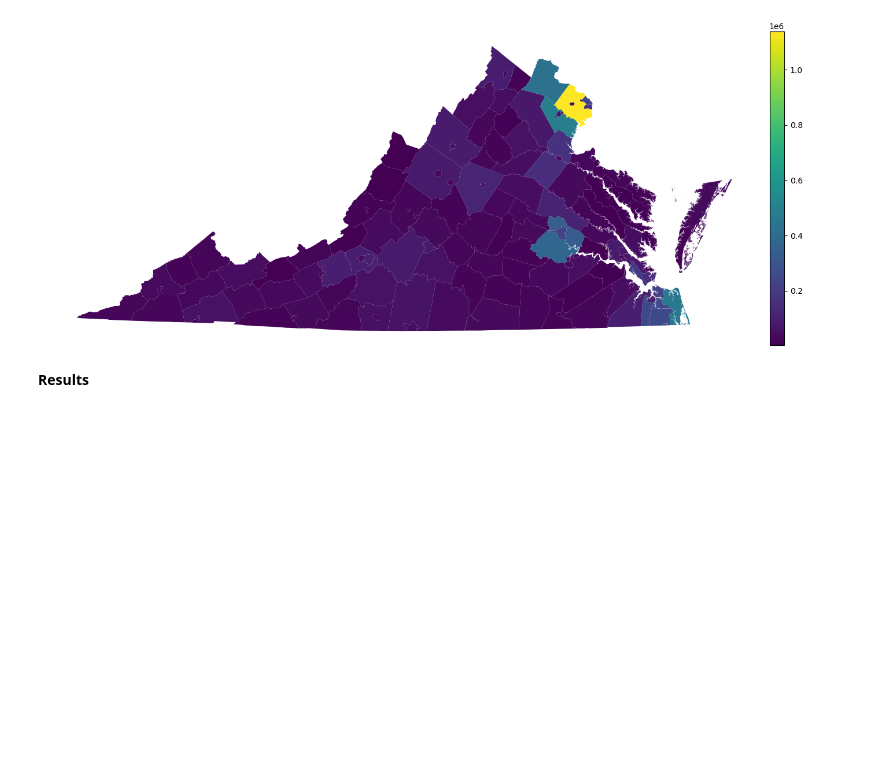
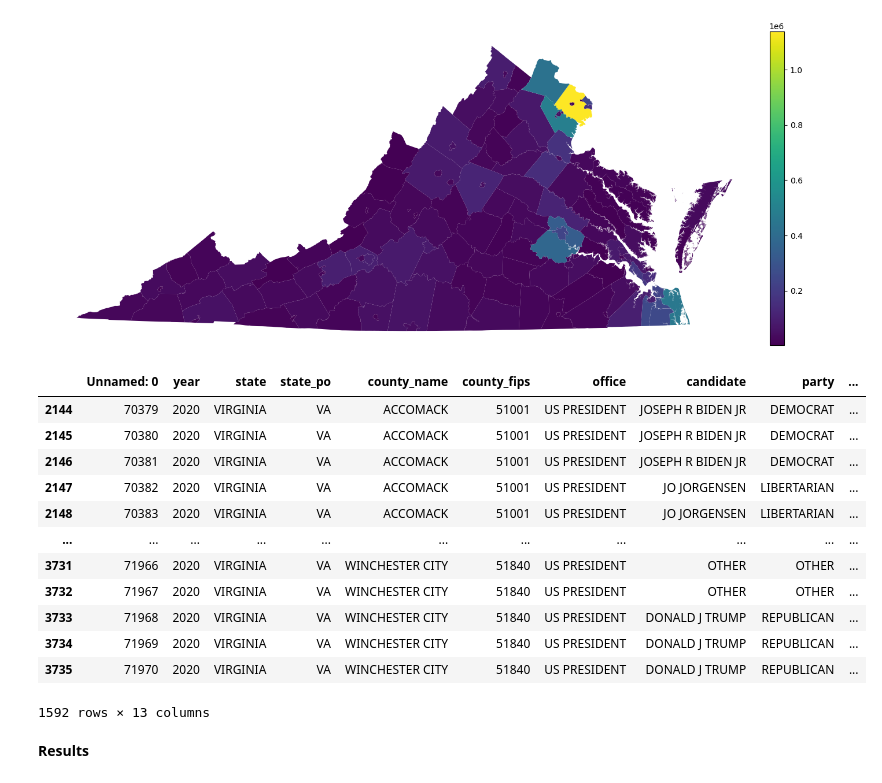
Before and after one commit to vnewsome/project_voting, a Jupyter notebook: ML_project3.ipynb, the cells around one changed output. Saved outputs shown, nothing was run; the diff lists cells and outputs as text; code cells hidden in the pictures; blank space fills up the shorter version.

Commit message:
started simple models

```diff
--- a/ML_project3.ipynb
+++ b/ML_project3.ipynb
@@ -39,22 +43,22 @@ mapdf = gdf.merge(cdf,left_on='FIPS_left',right_on='FIPS')  # merge county popul
 del gdf, cdf
 # %%
 # importing voting data, may need to add more county data here!
-votingdf = pd.read_csv('./data/voting_VA.csv') # Load historical voting data
+votingdf = pd.read_csv('/content/project_voting/data/voting_VA.csv') # Load historical voting data
 
 # get listed columns/variables from the file and rename them, and drop the first row
 # looking at population, sex, race, education, and median household income
 list1 = ['YEAR','STATE','COUNTY','QSEE001','QSEE002','QSEE026','QSQE002','QSQE003','QSQE004','QSQE005','QSQE006','QSQE007','QSQE008','QUSE002','QUSE017','QUSE018','QUSE019','QUSE020','QUSE021','QUSE022','QUSE023','QUSE024','QUSE025','QU1E001']
-df1 = pd.read_csv('./data/county_data/0002_ds191_20125_county_E.csv',usecols=list1,encoding = "ISO-8859-1",low_memory=False) # 2008-2012 demographic data by area
+df1 = pd.read_csv('/content/project_voting/data/county_data/0002_ds191_20125_county_E.csv',usecols=list1,encoding = "ISO-8859-1",low_memory=False) # 2008-2012 demographic data by area
 df1 = df1.rename({'YEAR':'year','STATE':'state','COUNTY':'county','QSEE001':'population','QSEE002':'male pop','QSEE026':'female pop','QSQE002':'white','QSQE003':'black','QSQE004':'native american','QSQE005':'asian','QSQE006':'pacific islander','QSQE007':'other','QSQE008':'two or more','QUSE002':'no school','QUSE017':'high school diploma','QUSE018':'GED equivalent','QUSE019':'<1 year college','QUSE020':'>1 year college','QUSE021':'associates','QUSE022':'bachelors','QUSE023':'masters','QUSE024':'professional','QUSE025':'doctorate','QU1E001':'median household income'}, axis='columns')
 df1 = df1.iloc[1: , :]
 
 list2 = ['YEAR','STATE','COUNTY','AF2AE001','AF2AE002','AF2AE026','AF2ME002','AF2ME003','AF2ME004','AF2ME005','AF2ME006','AF2ME007','AF2ME008','AF4OE002','AF4OE017','AF4OE018','AF4OE019','AF4OE020','AF4OE021','AF4OE022','AF4OE023','AF4OE024','AF4OE025','AF49E001']
-df2 = pd.read_csv('./data/county_data/0002_ds225_20165_county_E.csv',usecols=list2,encoding = "ISO-8859-1",low_memory=False) # 2012-2016 demographic data by area
+df2 = pd.read_csv('/content/project_voting/data/county_data/0002_ds225_20165_county_E.csv',usecols=list2,encoding = "ISO-8859-1",low_memory=False) # 2012-2016 demographic data by area
 df2 = df2.rename({'YEAR':'year','STATE':'state','COUNTY':'county','AF2AE001':'population','AF2AE002':'male pop','AF2AE026':'female pop','AF2ME002':'white','AF2ME003':'black','AF2ME004':'native american','AF2ME005':'asian','AF2ME006':'pacific islander','AF2ME007':'other','AF2ME008':'two or more','AF4OE002':'no school','AF4OE017':'high school diploma','AF4OE018':'GED equivalent','AF4OE019':'<1 year college','AF4OE020':'>1 year college','AF4OE021':'associates','AF4OE022':'bachelors','AF4OE023':'masters','AF4OE024':'professional','AF4OE025':'doctorate','AF49E001':'median household income'}, axis='columns')
 df2 = df2.iloc[1: , :]
 
 list3 = ['YEAR','STATE','COUNTY','AMPKE001','AMPKE002','AMPKE026','AMPWE002','AMPWE003','AMPWE004','AMPWE005','AMPWE006','AMPWE007','AMPWE008','AMRZE002','AMRZE017','AMRZE018','AMRZE019','AMRZE020','AMRZE021','AMRZE022','AMRZE023','AMRZE024','AMRZE025','AMR8E001']
-df3 = pd.read_csv('./data/county_data/0002_ds249_20205_county_E.csv',usecols=list3,encoding = "ISO-8859-1",low_memory=False) # 2016-2020 demographic data by area
+df3 = pd.read_csv('/content/project_voting/data/county_data/0002_ds249_20205_county_E.csv',usecols=list3,encoding = "ISO-8859-1",low_memory=False) # 2016-2020 demographic data by area
 df3 = df3.rename({'YEAR':'year','STATE':'state','COUNTY':'county','AMPKE001':'population','AMPKE002':'male pop','AMPKE026':'female pop','AMPWE002':'white','AMPWE003':'black','AMPWE004':'native american','AMPWE005':'asian','AMPWE006':'pacific islander','AMPWE007':'other','AMPWE008':'two or more','AMRZE002':'no school','AMRZE017':'high school diploma','AMRZE018':'GED equivalent','AMRZE019':'<1 year college','AMRZE020':'>1 year college','AMRZE021':'associates','AMRZE022':'bachelors','AMRZE023':'masters','AMRZE024':'professional','AMRZE025':'doctorate','AMR8E001':'median household income'}, axis='columns')
 df3 = df3.iloc[1: , :]
 
@@ -112,3 +116,38 @@ mapdf.plot(ax=ax,column='Population2022',legend=True,cax=cax)
 # %% [output]
 <Axes: >
 [figure]
+# %%
+# Some of the simplest models possible:
+# Every county votes for the same candidate as they did in 2020. This is especially relevant with impending Biden vs. Trump rematch
+votevadf = votingdf[(votingdf['state_po']=='VA') & (votingdf['office']=='US PRESIDENT')]
+voteva2020df = votevadf[votingdf['year']==2020]
+
+counties = voteva2020df['county_name'].unique()
+x = 0
+voteva2020df_final = pd.DataFrame()
+for row in voteva2020df:
+  election = pd.DataFrame()
+  if row['county_name']==counties[0]:
+    election.append(row)
+    for row in election:
+      if row['totalvotes']==election['totalvotes'].max():
+        winner = row
+      voteva2020df_final.append(winner)
+
+# partyvotevadf = voteva2020df[['year','county_name','county_fips','party']]
+# %%
+voteva2020df
+# %% [output]
+|  | Unnamed: 0 | year | state | state_po | county_name | county_fips | office | candidate | party | ... |
+| 2144 | 70379 | 2020 | VIRGINIA | VA | ACCOMACK | 51001 | US PRESIDENT | JOSEPH R BIDEN JR | DEMOCRAT | ... |
+| 2145 | 70380 | 2020 | VIRGINIA | VA | ACCOMACK | 51001 | US PRESIDENT | JOSEPH R BIDEN JR | DEMOCRAT | ... |
+| 2146 | 70381 | 2020 | VIRGINIA | VA | ACCOMACK | 51001 | US PRESIDENT | JOSEPH R BIDEN JR | DEMOCRAT | ... |
+| 2147 | 70382 | 2020 | VIRGINIA | VA | ACCOMACK | 51001 | US PRESIDENT | JO JORGENSEN | LIBERTARIAN | ... |
+| 2148 | 70383 | 2020 | VIRGINIA | VA | ACCOMACK | 51001 | US PRESIDENT | JO JORGENSEN | LIBERTARIAN | ... |
+| ... | ... | ... | ... | ... | ... | ... | ... | ... | ... | ... |
+| 3731 | 71966 | 2020 | VIRGINIA | VA | WINCHESTER CITY | 51840 | US PRESIDENT | OTHER | OTHER | ... |
+| 3732 | 71967 | 2020 | VIRGINIA | VA | WINCHESTER CITY | 51840 | US PRESIDENT | OTHER | OTHER | ... |
+| 3733 | 71968 | 2020 | VIRGINIA | VA | WINCHESTER CITY | 51840 | US PRESIDENT | DONALD J TRUMP | REPUBLICAN | ... |
+| 3734 | 71969 | 2020 | VIRGINIA | VA | WINCHESTER CITY | 51840 | US PRESIDENT | DONALD J TRUMP | REPUBLICAN | ... |
+| 3735 | 71970 | 2020 | VIRGINIA | VA | WINCHESTER CITY | 51840 | US PRESIDENT | DONALD J TRUMP | REPUBLICAN | ... |
+1592 rows × 13 columns
```
Also changed, not shown: parts of 9 cells of this notebook.
